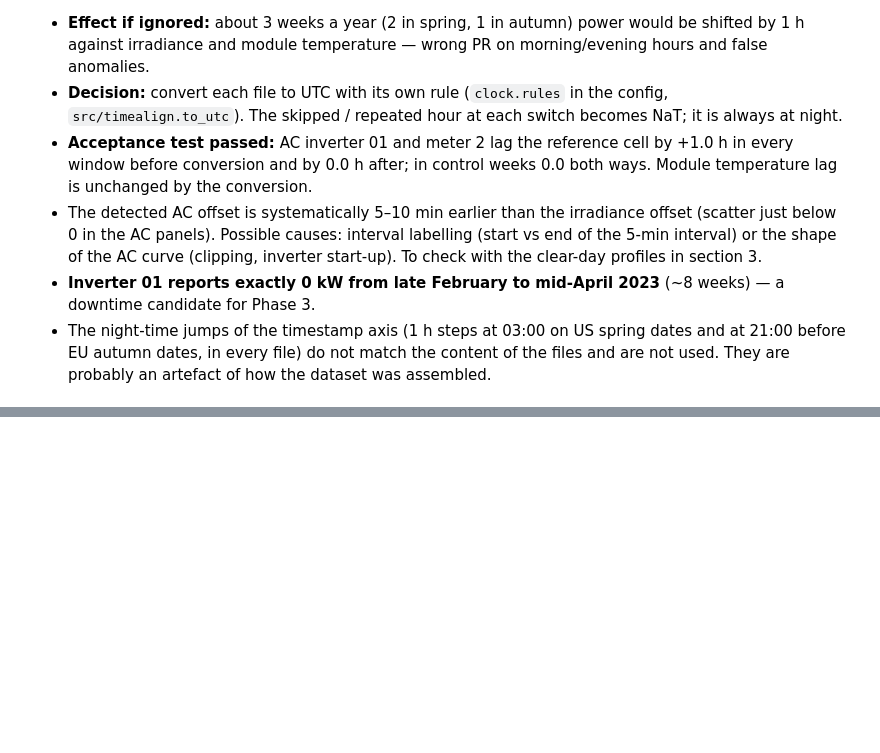
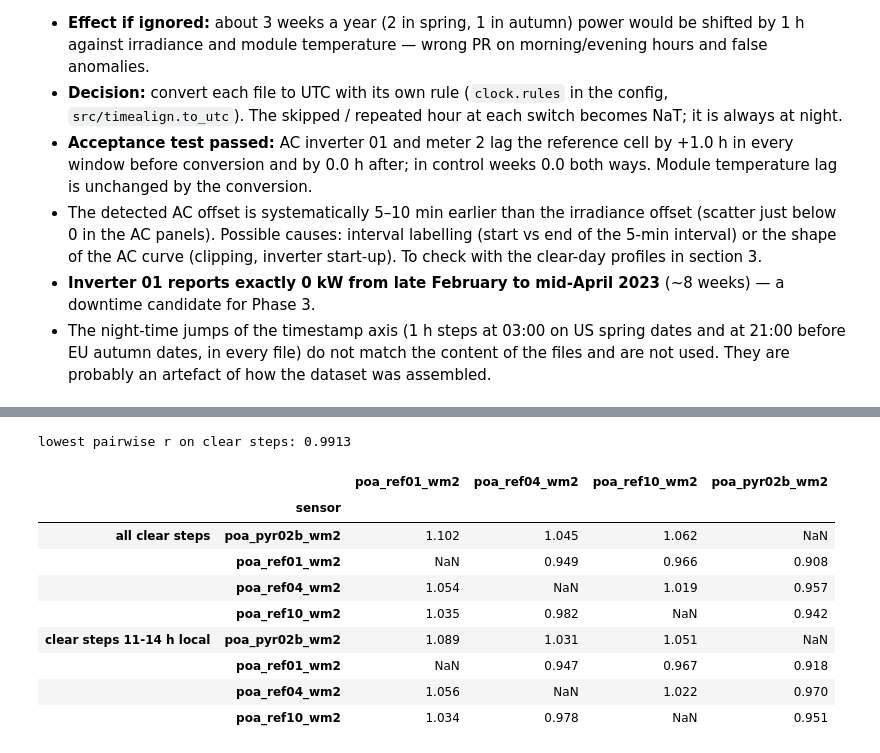
Before and after one commit to owl-solar/pv-loss-auditor, a Jupyter notebook: notebooks/01_data_qa.ipynb, the cells around one changed output, grey strips where cells are left out. Drawn from its saved outputs; the diff is of its cells as text; code cells hidden in the pictures; blank space fills up the shorter version.

```diff
--- a/notebooks/01_data_qa.ipynb
+++ b/notebooks/01_data_qa.ipynb
@@ -255,0 +267,21 @@ lags.pivot_table(index=["window", "kind"], columns="channel",
+# %%
+from src import geometry as geo
+from src.plots import geometry_check_plot
+
+gc = config["geometry_check"]
+irr = ta.load_period(config, "irradiance", [gc["ghi_channel"], *gc["poa_channels"], *gc["compare_channels"]])
+irr.index = ta.to_utc(irr.index, clk["rules"]["irradiance"])
+# Regular 5-min grid (missing steps -> NaN): detect_clearsky works on a moving window of steps.
+irr = irr[irr.index.notna()][: gc["ghi_until"]].asfreq("5min")
+
+site = geo.Site(lat, lon, config["system"]["elevation_m"], irr.index)
+ghi = irr[gc["ghi_channel"]]
+clear = site.clear_points(ghi, gc["clearsky_window_min"])
+days_clear = geo.clear_days(clear, site.daylight(gc["daylight_min_elevation_deg"]),
+                            gc["clear_day_min_fraction"])
+
+# Measured POA = mean of the reference cells available at each step (skips a missing cell).
+measured = irr[gc["poa_channels"]].mean(axis=1)
+fit_mask = clear & site.daylight(gc["fit_min_elevation_deg"])
+print(f"clear steps used for the fit: {int(fit_mask.sum())}; clear days: {len(days_clear)} "
+      f"({days_clear.min():%Y-%m-%d} … {days_clear.max():%Y-%m-%d})")
@@ -255,0 +290,11 @@ lags.pivot_table(index=["window", "kind"], columns="channel",
+# %%
+mount, tr = config["mount"], config["mount"]["tracker_hypothesis"]
+trk_tilt, trk_az = site.tracker_orientation(tr["axis_tilt_deg"], tr["axis_azimuth_deg"],
+                                            tr["max_angle_deg"], tr["backtrack"], tr["gcr"])
+fixed_label = f"fixed {mount['tilt_deg']}/{mount['azimuth_deg']}"
+models = {}
+for src_label, src in [("GHI -> Erbs -> Perez", ghi), ("clear-sky Ineichen -> Perez", None)]:
+    models[(fixed_label, src_label)] = site.poa(mount["tilt_deg"], mount["azimuth_deg"], src, gc["albedo"])
+    models[("tracker", src_label)] = site.poa(trk_tilt, trk_az, src, gc["albedo"])
+
+pd.DataFrame({k: geo.fit_metrics(m, measured, fit_mask) for k, m in models.items()}).T.round(3)
@@ -255,0 +373,24 @@ lags.pivot_table(index=["window", "kind"], columns="channel",
+# %%
+sensors = irr[gc["poa_channels"] + gc["compare_channels"]]
+# Ratio of sums of each sensor (rows) to each reference (columns) on clear steps.
+# Around noon the angle of incidence is small, so cell-vs-pyranometer AOI differences vanish there.
+noon = fit_mask & sensors.index.tz_convert(geo.LOCAL_TZ).hour.isin([11, 12, 13])
+agreement = {}
+for label, mask in [("all clear steps", fit_mask), ("clear steps 11-14 h local", noon)]:
+    agreement[label] = pd.DataFrame({ref: geo.sensor_agreement(sensors, ref, mask)["ratio_to_reference"]
+                                     for ref in sensors.columns})
+r_min = min(geo.sensor_agreement(sensors, ref, fit_mask)["r"].min() for ref in sensors.columns)
+print(f"lowest pairwise r on clear steps: {r_min:.4f}")
+pd.concat(agreement).round(3)
+# %% [output]
+lowest pairwise r on clear steps: 0.9913
+|  |  | poa_ref01_wm2 | poa_ref04_wm2 | poa_ref10_wm2 | poa_pyr02b_wm2 |
+|  | sensor |  |  |  |  |
+| all clear steps | poa_pyr02b_wm2 | 1.102 | 1.045 | 1.062 | NaN |
+|  | poa_ref01_wm2 | NaN | 0.949 | 0.966 | 0.908 |
+|  | poa_ref04_wm2 | 1.054 | NaN | 1.019 | 0.957 |
+|  | poa_ref10_wm2 | 1.035 | 0.982 | NaN | 0.942 |
+| clear steps 11-14 h local | poa_pyr02b_wm2 | 1.089 | 1.031 | 1.051 | NaN |
+|  | poa_ref01_wm2 | NaN | 0.947 | 0.967 | 0.918 |
+|  | poa_ref04_wm2 | 1.056 | NaN | 1.022 | 0.970 |
+|  | poa_ref10_wm2 | 1.034 | 0.978 | NaN | 0.951 |
```
Also changed, not shown: parts of 8 cells of this notebook, 5 other files.
